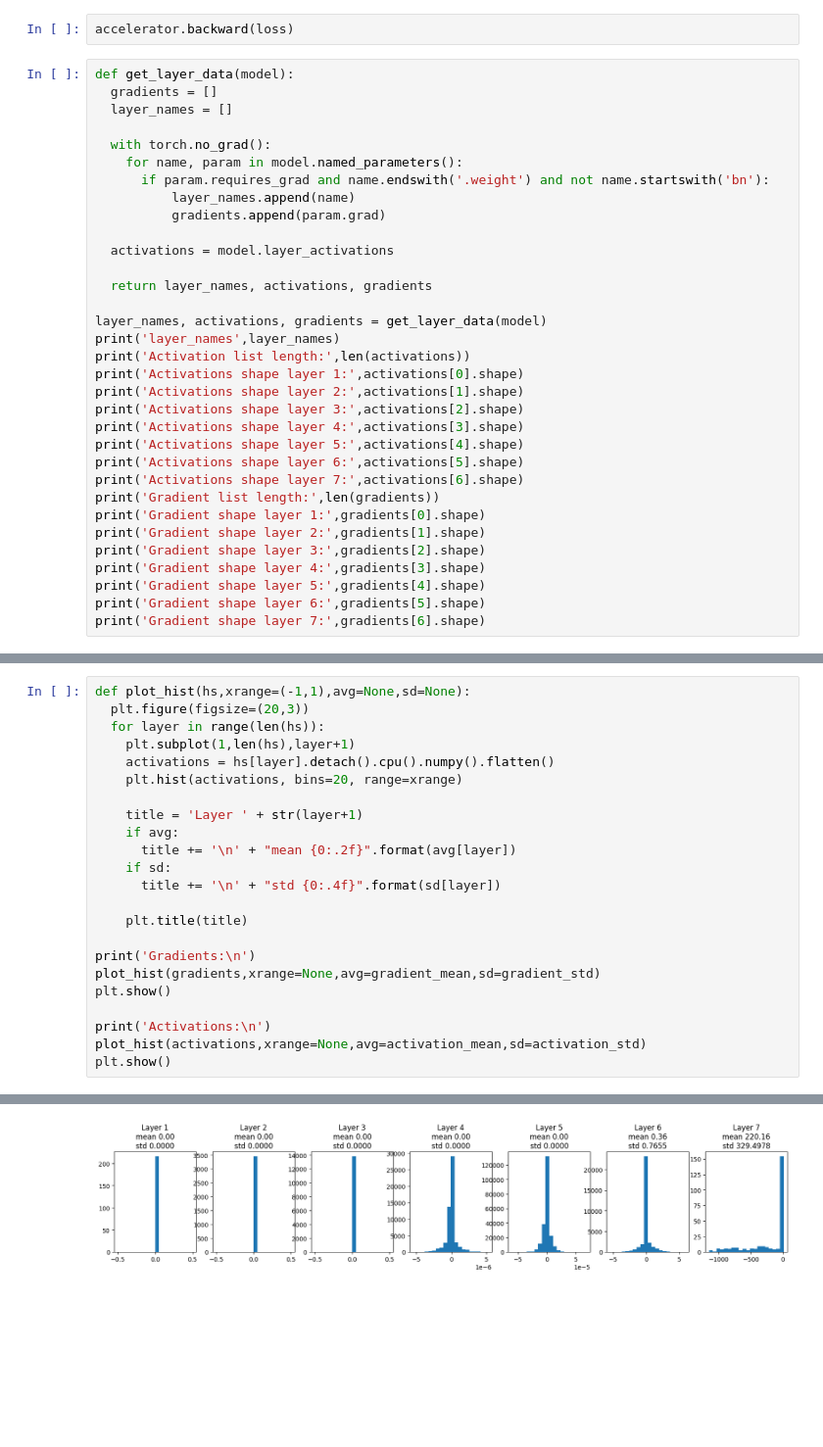
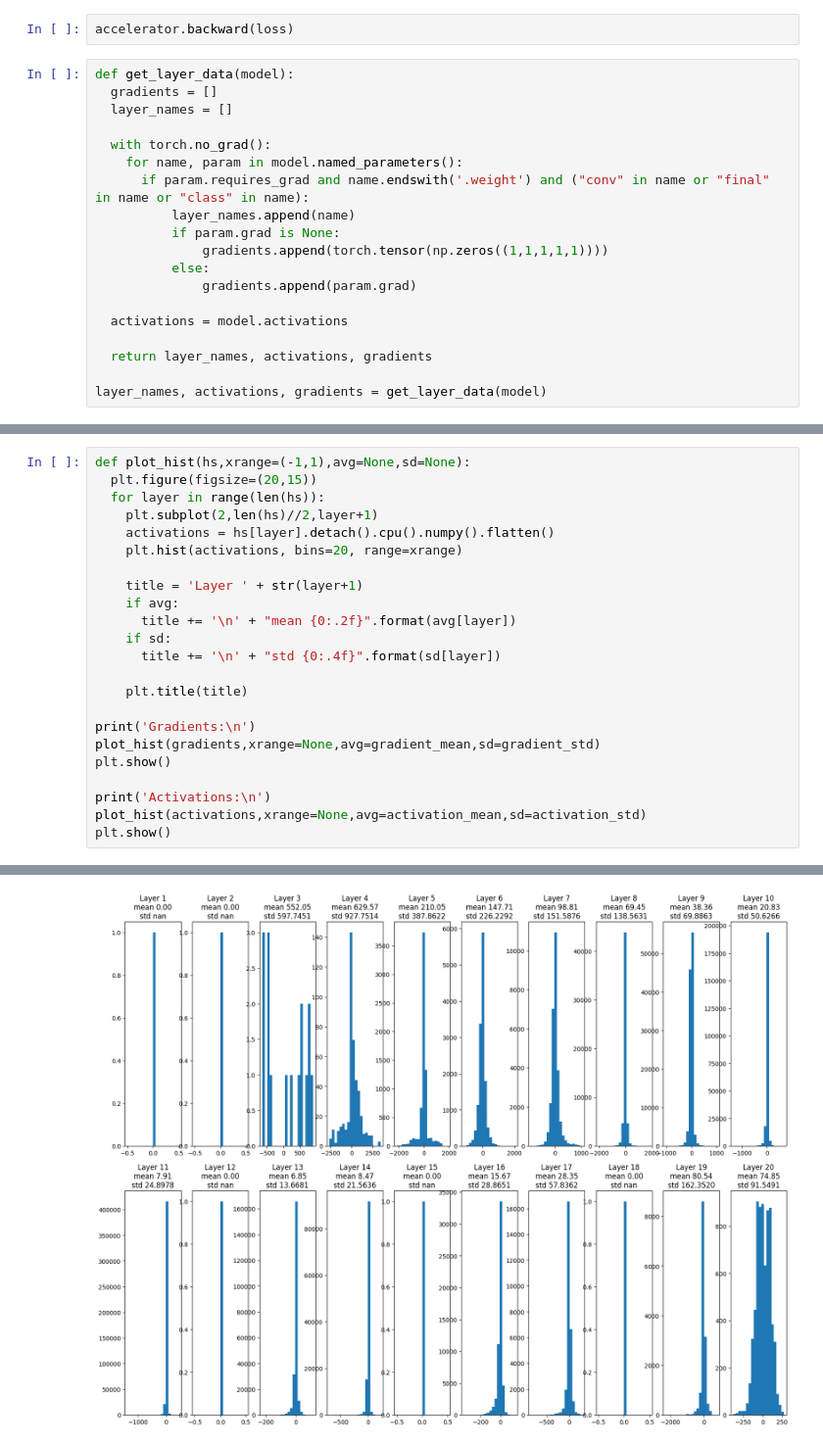
Before and after one commit to juannico007/DL-aneurysm-detection, a Jupyter notebook: per_layer_stats_visualization.ipynb, the cells around one changed output, grey strips where cells are left out. Shown at 98% size. Drawn from its saved outputs; the diff is of its cells as text; blank space fills up the shorter version.

Commit message:
visualization added

```diff
--- a/per_layer_stats_visualization.ipynb
+++ b/per_layer_stats_visualization.ipynb
@@ -149,29 +259,15 @@ def get_layer_data(model):
 
   with torch.no_grad():
     for name, param in model.named_parameters():
-      if param.requires_grad and name.endswith('.weight') and not name.startswith('bn'):
+      if param.requires_grad and name.endswith('.weight') and ("conv" in name or "final" in name or "class" in name):
           layer_names.append(name)
-          gradients.append(param.grad)
+          if param.grad is None:
+              gradients.append(torch.tensor(np.zeros((1,1,1,1,1))))
+          else:
+              gradients.append(param.grad)
 
-  activations = model.layer_activations
+  activations = model.activations
 
   return layer_names, activations, gradients
 
 layer_names, activations, gradients = get_layer_data(model)
-print('layer_names',layer_names)
-print('Activation list length:',len(activations))
-print('Activations shape layer 1:',activations[0].shape)
-print('Activations shape layer 2:',activations[1].shape)
-print('Activations shape layer 3:',activations[2].shape)
-print('Activations shape layer 4:',activations[3].shape)
-print('Activations shape layer 5:',activations[4].shape)
-print('Activations shape layer 6:',activations[5].shape)
-print('Activations shape layer 7:',activations[6].shape)
-print('Gradient list length:',len(gradients))
-print('Gradient shape layer 1:',gradients[0].shape)
-print('Gradient shape layer 2:',gradients[1].shape)
-print('Gradient shape layer 3:',gradients[2].shape)
-print('Gradient shape layer 4:',gradients[3].shape)
-print('Gradient shape layer 5:',gradients[4].shape)
-print('Gradient shape layer 6:',gradients[5].shape)
-print('Gradient shape layer 7:',gradients[6].shape)
@@ -223,27 +327,27 @@ std(): degrees of freedom is <= 0. Correction should be strictly less than the r
 # %%
 def plot_hist(hs,xrange=(-1,1),avg=None,sd=None):
-  plt.figure(figsize=(20,3))
+  plt.figure(figsize=(20,15))
   for layer in range(len(hs)):
-    plt.subplot(1,len(hs),layer+1)
+    plt.subplot(2,len(hs)//2,layer+1)
     activations = hs[layer].detach().cpu().numpy().flatten()
     plt.hist(activations, bins=20, range=xrange)
 
     title = 'Layer ' + str(layer+1)
     if avg:
       title += '\n' + "mean {0:.2f}".format(avg[layer])
     if sd:
       title += '\n' + "std {0:.4f}".format(sd[layer])
 
     plt.title(title)
 
 print('Gradients:\n')
 plot_hist(gradients,xrange=None,avg=gradient_mean,sd=gradient_std)
 plt.show()
 
 print('Activations:\n')
 plot_hist(activations,xrange=None,avg=activation_mean,sd=activation_std)
 plt.show()
 # %% [output]
 Gradients:
-[figure, old version]
+[figure, new version]
 Activations:
```
Also changed, not shown: parts of 33 cells of this notebook.
